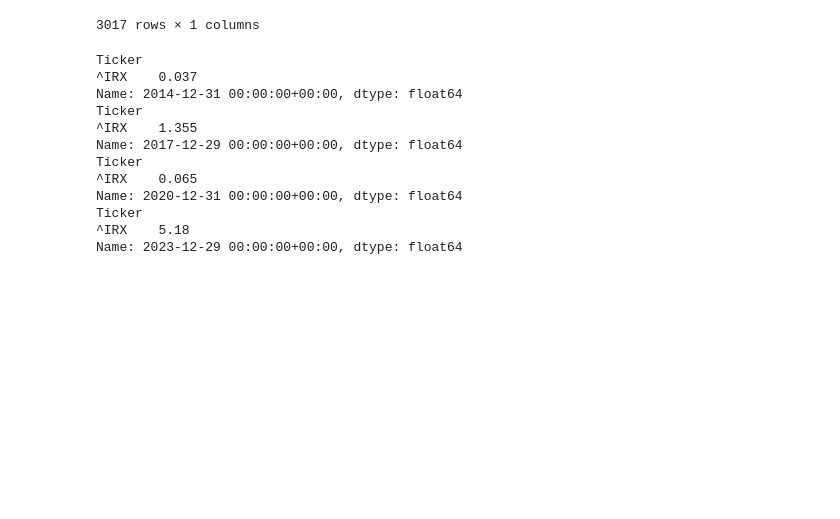
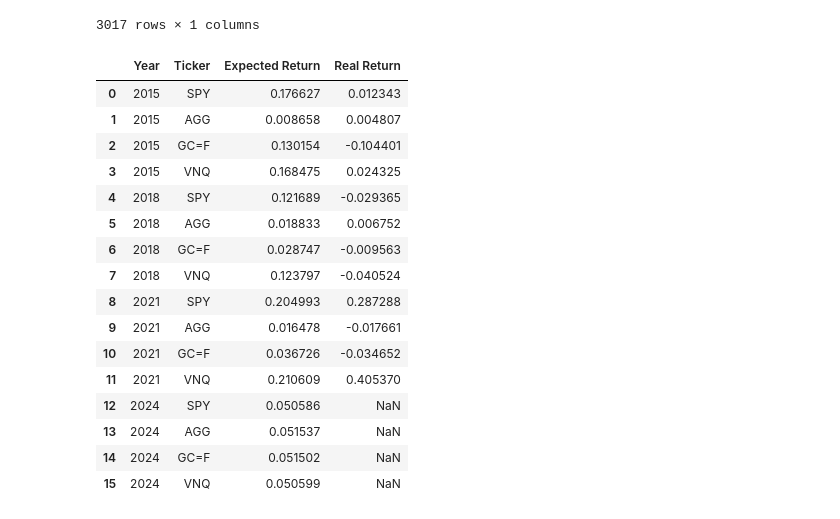
Before and after one commit to evucelic/EQ-Performance-Backtesting, a Jupyter notebook: project.ipynb, the cells around one changed output. Drawn from its saved outputs; the diff is of its cells as text; code cells hidden in the pictures; blank space fills up the shorter version.

Commit message:
Backtesting with yearly data and yf RF rates

```diff
--- a/project.ipynb
+++ b/project.ipynb
@@ -274,25 +274,63 @@ def rolling_beta(start_year, end_year, window, change=change, daily_index_change
 # %%
 # yearly_rf_rate = Rf_rate.groupby(Rf_rate.index.year).median()
 # yearly_rf_rate.index.name = "Year"
 
 window = 3
 
+CAPM_expected_return = pd.DataFrame(columns=["Year", "Ticker", "Expected Return", "Real Return"])
+
 for i in range(2014, 2024, window):
     start_year = i - window + 1
     end_year = i + 1
-    window_changes = yearly_change.loc[start_year:end_year-1].sum() # promjena tickera na vremenskom prozoru
-    window_betas = rolling_beta(start_year=start_year, end_year=end_year,window=window) # beta izracunana na vremenskom prozoru
-    window_rf_rate = Rf_rate.loc[Rf_rate.index.year == end_year-1].iloc[-1] # zadnja vrijednost povrata trezoraca u godini prije one koju predvidamo
+    window_changes = yearly_change.loc[end_year] if end_year < 2024 else None # promjena tickera na vremenskom prozoru
+    window_beta = rolling_beta(start_year=start_year, end_year=end_year,window=window) # beta izracunana na vremenskom prozoru
+    window_rf_rate = Rf_rate.loc[Rf_rate.index.year == end_year-1].iloc[-1].squeeze() / 100 # zadnja vrijednost godišnjeg povrata trezoraca u godini prije one koju predvidamo
+    window_index_return = index_returns.loc[start_year:end_year-1].mean().squeeze() # prosjecni godisnji povrat indeksa u prozoru
+
+    for ticker in tickers:
+        beta = window_beta[ticker]
+
+        expected_return = window_rf_rate + beta * (window_index_return - window_rf_rate)
+
+        if window_changes is not None:
+            CAPM_expected_return = pd.concat([
+                CAPM_expected_return,
+                pd.DataFrame({
+                    "Year": [end_year],
+                    "Ticker": [ticker],
+                    "Expected Return": [expected_return.squeeze()],
+                    "Real Return" : [window_changes[ticker]]
+                })
+            ], ignore_index=True)
+        else:
+            CAPM_expected_return = pd.concat([
+                CAPM_expected_return,
+                pd.DataFrame({
+                    "Year": [end_year],
+                    "Ticker": [ticker],
+                    "Expected Return": [expected_return.squeeze()],
+                    "Real Return" : [None]
+                })
+            ], ignore_index=True)
+
+
+
+CAPM_expected_return
 # %% [output]
-Ticker
-^IRX    0.037
-Name: 2014-12-31 00:00:00+00:00, dtype: float64
-Ticker
-^IRX    1.355
-Name: 2017-12-29 00:00:00+00:00, dtype: float64
-Ticker
-^IRX    0.065
-Name: 2020-12-31 00:00:00+00:00, dtype: float64
-Ticker
-^IRX    5.18
-Name: 2023-12-29 00:00:00+00:00, dtype: float64
+|  | Year | Ticker | Expected Return | Real Return |
+| 0 | 2015 | SPY | 0.176627 | 0.012343 |
+| 1 | 2015 | AGG | 0.008658 | 0.004807 |
+| 2 | 2015 | GC=F | 0.130154 | -0.104401 |
+| 3 | 2015 | VNQ | 0.168475 | 0.024325 |
+| 4 | 2018 | SPY | 0.121689 | -0.029365 |
+| 5 | 2018 | AGG | 0.018833 | 0.006752 |
+| 6 | 2018 | GC=F | 0.028747 | -0.009563 |
+| 7 | 2018 | VNQ | 0.123797 | -0.040524 |
+| 8 | 2021 | SPY | 0.204993 | 0.287288 |
+| 9 | 2021 | AGG | 0.016478 | -0.017661 |
+| 10 | 2021 | GC=F | 0.036726 | -0.034652 |
+| 11 | 2021 | VNQ | 0.210609 | 0.405370 |
+| 12 | 2024 | SPY | 0.050586 | NaN |
+| 13 | 2024 | AGG | 0.051537 | NaN |
+| 14 | 2024 | GC=F | 0.051502 | NaN |
+| 15 | 2024 | VNQ | 0.050599 | NaN |
```
Also changed, not shown: parts of 4 cells of this notebook.
